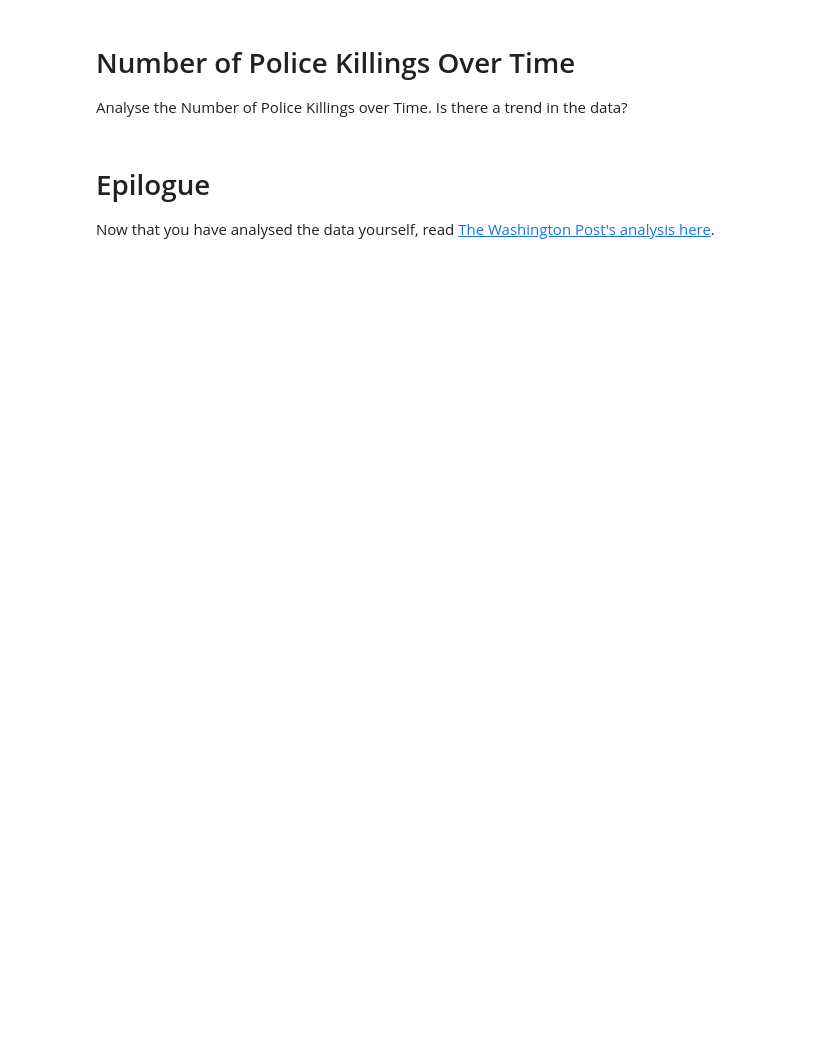
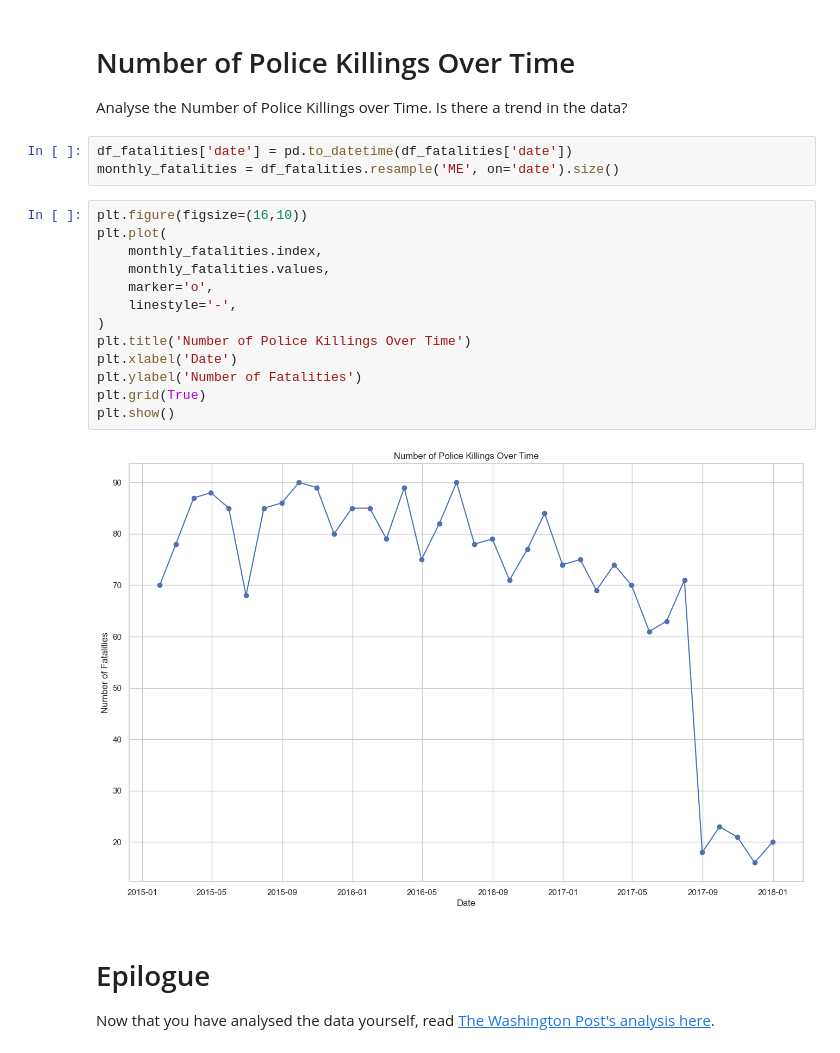
Before and after one commit to ckpinguin/learning_python, a Jupyter notebook: 100-police-data/Fatal_Force_(start).ipynb, the cells around one changed output. Drawn from its saved outputs; the diff is of its cells as text; blank space fills up the shorter version.

```diff
--- a/100-police-data/Fatal_Force_(start).ipynb
+++ b/100-police-data/Fatal_Force_(start).ipynb
@@ -616,6 +637,24 @@ Which states are the most dangerous? Compare your map with your previous chart.
 # Number of Police Killings Over Time
 
 Analyse the Number of Police Killings over Time. Is there a trend in the data?
+# %%
+df_fatalities['date'] = pd.to_datetime(df_fatalities['date'])
+monthly_fatalities = df_fatalities.resample('ME', on='date').size()
+# %%
+plt.figure(figsize=(16,10))
+plt.plot(
+    monthly_fatalities.index,
+    monthly_fatalities.values,
+    marker='o',
+    linestyle='-',
+)
+plt.title('Number of Police Killings Over Time')
+plt.xlabel('Date')
+plt.ylabel('Number of Fatalities')
+plt.grid(True)
+plt.show()
+# %% [output]
+[figure, added]
 # %% [markdown]
 # Epilogue
 
```
Also changed, not shown: parts of 2 cells of this notebook.
